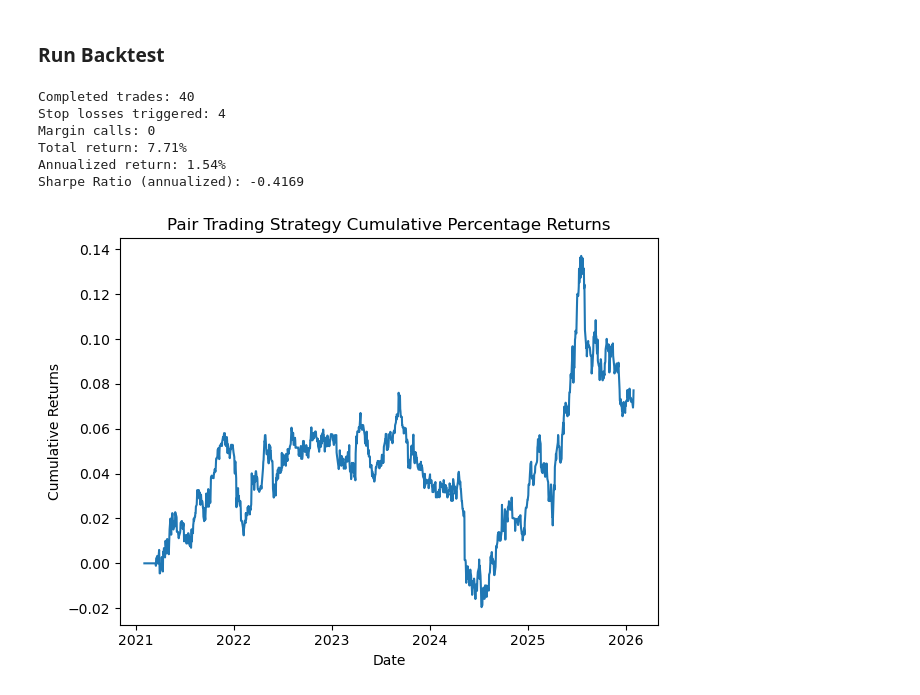
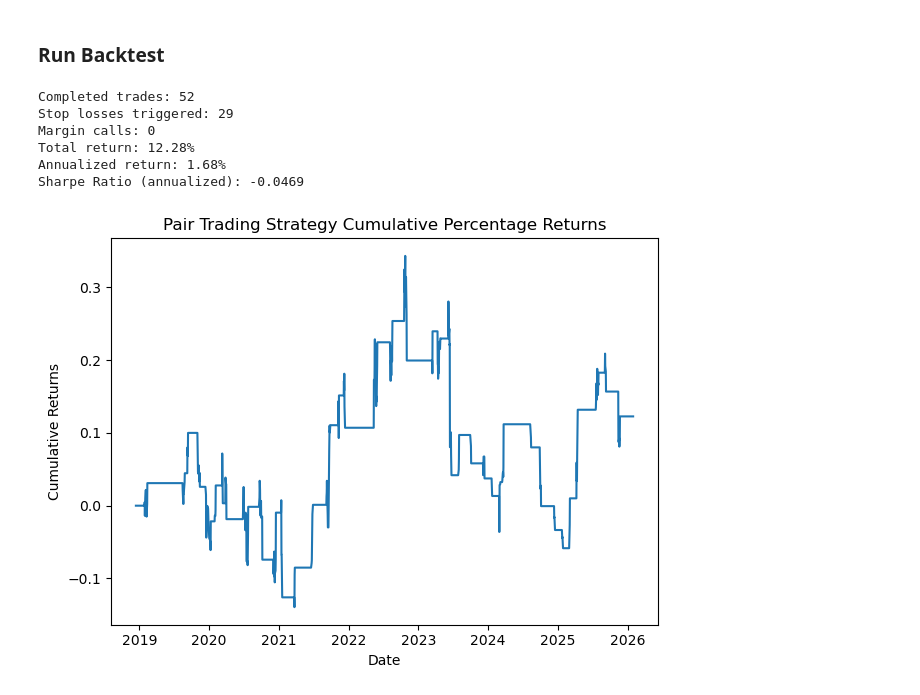
Before and after one commit to PilotTam/pair_trade, a Jupyter notebook: pair_trade_w_leverage_log.ipynb, the cells around one changed output. Cells and saved outputs as stored; diff of their text form; code cells hidden in the pictures.

Commit message:
changed lot size handling timing after spread and z-score

```diff
--- a/pair_trade_w_leverage_log.ipynb
+++ b/pair_trade_w_leverage_log.ipynb
@@ -164,14 +158,14 @@ correlation_matrix_named
 # %% [markdown]
 ### Choose Pair Stock and Set Lot Size (for HK stocks)
 # %%
-stock1_data = price_data['1398.HK']
-stock2_data = price_data["0939.HK"]
-stock1_lot = 1000
-stock2_lot = 1000
+stock1_data = price_data['2269.HK']
+stock2_data = price_data["6160.HK"]
+stock1_lot = 500
+stock2_lot = 100
 # %%
-# Scale the data based on shares per hand
-stock1_data *= stock1_lot
-stock2_data *= stock2_lot
+# # Scale the data based on shares per hand (deprecated)
+# stock1_data *= stock1_lot
+# stock2_data *= stock2_lot
 
 # Calculate the spread between the two stocks
 spread = stock1_data - stock2_data
@@ -224,9 +218,9 @@ borrowing_pct_cost_annual = 0.068
 short_sell_pct_cost_annual = 0.0112
 
 # Define entry and exit thresholds
-entry_threshold = 0.1
-exit_threshold = 0.07
-stop_loss_pct = 0.02 * leverage + (borrowing_pct_cost_annual+short_sell_pct_cost_annual) / 10
+entry_threshold = 2.3
+exit_threshold = 1
+stop_loss_pct = 0.01 * leverage + (borrowing_pct_cost_annual+short_sell_pct_cost_annual) / 10
 
 # Define initial capital
 initial_capital = 100000
@@ -236,9 +230,6 @@ risk_free_rate_annual = 0.03665
 # %% [markdown]
 ### Run Backtest
 # %%
-# Calculate the price ratio between the two stocks
-price_ratio = stock1_data / stock2_data
-
 current_capital = initial_capital
 
 # Generate signals
@@ -247,14 +238,12 @@ signals = np.where(z_score > entry_threshold, -1, np.where(z_score < -entry_thre
 # Backtest the pair trading strategy
 position = 0
 transaction_cost = 0
-pr = price_ratio.iloc[0]
 pct_returns = []
 completed_trades = 0
 margin_call_count = 0
 t = 0
 a , b = 0, 0
 current_trade_pl = 0
-multiple = 0
 stop_loss_count = 0
 cooldown_period = 0
 
@@ -267,27 +256,27 @@ for i in range(1, len(signals)):
 
     # Compute daily realized P/L based on previous position
     if old_position == 1:
-        r = multiple *(a * (stock1_data.iloc[i] - stock1_data.iloc[i-1]) - b * (stock2_data.iloc[i] - stock2_data.iloc[i-1]))
+        r = (a * (stock1_data.iloc[i] - stock1_data.iloc[i-1]) - b * (stock2_data.iloc[i] - stock2_data.iloc[i-1]))
     elif old_position == -1:
-        r = multiple * (b * (stock2_data.iloc[i] - stock2_data.iloc[i-1]) - a * (stock1_data.iloc[i] - stock1_data.iloc[i-1]))
+        r = (b * (stock2_data.iloc[i] - stock2_data.iloc[i-1]) - a * (stock1_data.iloc[i] - stock1_data.iloc[i-1]))
     else:
         r = 0
 
     # Daily financing costs (borrow interest + short borrow fee) while position is open
     financing_cost = 0.0
-    if position != 0 and multiple > 0:
+    if position != 0:
         # Current prices
         p1 = stock1_data.iloc[i]
         p2 = stock2_data.iloc[i]
         # Notional of short leg depends on position sign
         if position == 1:
-            notional_short = multiple * b * p2
+            notional_short = b * p2
         else:  # position == -1
-            notional_short = multiple * a * p1
+            notional_short = a * p1
         notional_short = max(0.0, notional_short)
 
         # Borrowed cash amount = market notional of the position - equity used at entry
-        current_notional = multiple * (abs(a * p1) + abs(b * p2))
+        current_notional = (abs(a * p1) + abs(b * p2))
         borrowed_cash = max(0.0, current_notional - current_capital - r)
 
         # Daily interest/fees (assuming 252 trading days)
@@ -313,10 +302,10 @@ for i in range(1, len(signals)):
     # Entry signals
     if signals[i] == 1 and position == 0:
         position = 1
-        pr = price_ratio.iloc[i]
+        pr = (stock1_data.iloc[i] * stock1_lot) / (stock2_data.iloc[i] * stock2_lot)
     elif signals[i] == -1 and position == 0:
         position = -1
-        pr = price_ratio.iloc[i]
+        pr = (stock1_data.iloc[i] * stock1_lot) / (stock2_data.iloc[i] * stock2_lot)
 
     # Exit / stop loss
     elif current_trade_pl / current_capital <= -stop_loss_pct or (signals[i] == 0 and abs(z_score.iloc[i]) < exit_threshold and position != 0):
@@ -335,18 +324,16 @@ for i in range(1, len(signals)):
         position = 0
         completed_trades += 1
         current_trade_pl = 0
-        multiple = 0
         entry_info = None
 
-    # On entry, compute integer multiple using leverage and record entry info
+    # On entry, compute contract size using leverage and record entry info
     if old_position == 0 and position != 0:
         if pr < 1:
-            a = round(1 / pr)
+            a = 1/pr
             b = 1
         else:
             a = 1
-            b = round(pr)
-        t = i
+            b = pr
         cost_per_unit = (a * stock1_data.iloc[i] + b * stock2_data.iloc[i])
         # Allow notional up to current_capital * leverage
         if cost_per_unit > 0:
@@ -354,7 +341,10 @@ for i in range(1, len(signals)):
         else:
             multiple = 0
         # commission/entry cost
-        transaction_cost = - multiple * cost_per_unit * 0.1105/100
+        a = int(a * multiple)
+        b = int(b * multiple)
+        capital_used = a * stock1_data.iloc[i] + b * stock2_data.iloc[i]
+        transaction_cost = - capital_used * 0.1105/100
 
         # record entry
         entry_info = {
@@ -363,15 +353,14 @@ for i in range(1, len(signals)):
             'position': position,
             'a': a,
             'b': b,
-            'multiple': multiple,
             'entry_capital': current_capital,
-            'capital_used': multiple * cost_per_unit,
+            'capital_used': capital_used,
             'entry_cost': transaction_cost
         }
 
     # Margin check while position is open: compute gross position market value
-    if position != 0 and multiple > 0:
-        pos_market_value = multiple * (abs(a * stock1_data.iloc[i]) + abs(b * stock2_data.iloc[i]))
+    if position != 0:
+        pos_market_value = (abs(a * stock1_data.iloc[i]) + abs(b * stock2_data.iloc[i]))
         # Avoid division by zero
         if pos_market_value > 0:
             margin_ratio = current_capital / pos_market_value
@@ -394,46 +383,45 @@ for i in range(1, len(signals)):
             completed_trades += 1
             margin_call_count += 1
             current_trade_pl = 0
-            multiple = 0
             entry_info = None
 
 # End loop
 print(f"Completed trades: {completed_trades}")
 print(f"Stop losses triggered: {stop_loss_count}")
 print(f"Margin calls: {margin_call_count}")
 print(f"Total return: {(current_capital - initial_capital) / initial_capital:.2%}")
 print(f"Annualized return: {((current_capital / initial_capital) ** (252 / len(pct_returns)) - 1) * 100:.2f}%")
 
 # Calculate cumulative returns
 cumulative_pct_returns = np.cumprod(1 + np.array(pct_returns)) - 1 if len(pct_returns) > 0 else np.array([])
 fig, ax = plt.subplots(1, 1)
 ax.plot(stock1_data.index[1:1+len(cumulative_pct_returns)], cumulative_pct_returns)
 ax.set_title('Pair Trading Strategy Cumulative Percentage Returns')
 ax.set_xlabel('Date')
 ax.set_ylabel('Cumulative Returns')
 
 # --- Sharpe ratio calculation (annualized) ---
 daily_ex_returns = np.array(pct_returns) - risk_free_rate_annual/252
 mean_daily = np.nanmean(daily_ex_returns) if len(daily_ex_returns) > 0 else 0.0
 std_daily = np.nanstd(daily_ex_returns) if len(daily_ex_returns) > 0 else 0.0
 annual_factor = 252
 if std_daily == 0 or np.isnan(std_daily):
     sharpe_ratio = np.nan
 else:
     sharpe_ratio = (mean_daily / std_daily) * np.sqrt(annual_factor)
 print(f"Sharpe Ratio (annualized): {sharpe_ratio:.4f}")
 
 plt.tight_layout()
 plt.show()
 # Implement risk management and further refine the strategy as needed
 # %% [output]
-Completed trades: 40
-Stop losses triggered: 4
+Completed trades: 52
+Stop losses triggered: 29
 Margin calls: 0
-Total return: 7.71%
-Annualized return: 1.54%
-Sharpe Ratio (annualized): -0.4169
+Total return: 12.28%
+Annualized return: 1.68%
+Sharpe Ratio (annualized): -0.0469
-[figure, old version]
+[figure, new version]
 # %%
 # Save/print trade log
 trades_df = pd.DataFrame(trades_log)
```
Also changed, not shown: parts of 10 cells of this notebook, 1 other file.
